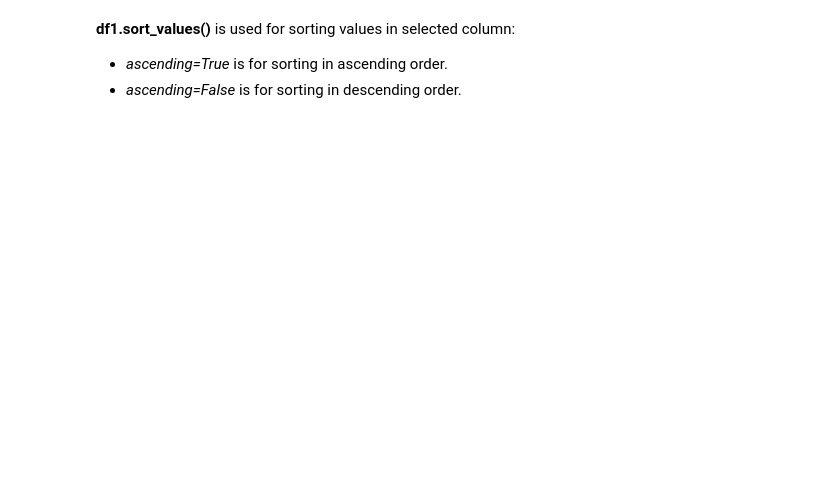
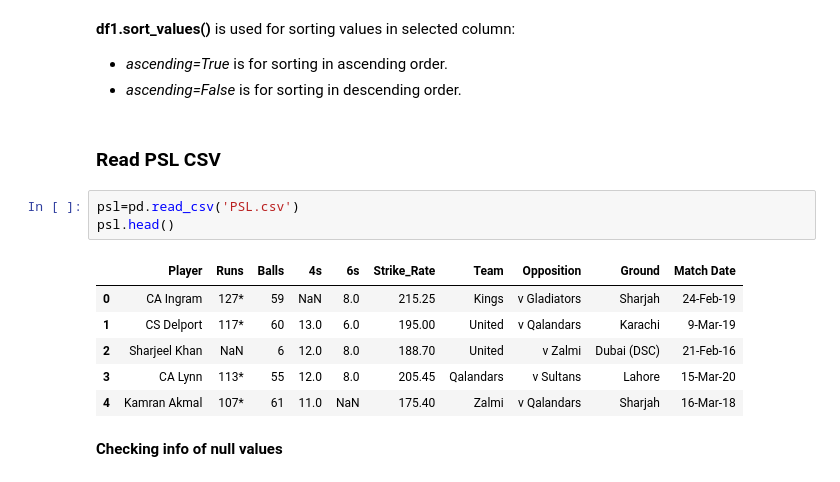
Before and after one commit to TouseefDataScientist/Artificialintelligence, a Jupyter notebook: JoshvaDS/Pandas_Functions.ipynb, the cells around one changed output. Drawn from its saved outputs; the diff is of its cells as text; blank space fills up the shorter version.

```diff
--- a/JoshvaDS/Pandas_Functions.ipynb
+++ b/JoshvaDS/Pandas_Functions.ipynb
@@ -211,3 +237,17 @@ df1.sort_values(by="y", ascending=False)
 **df1.sort_values()** is used for sorting values in selected column:
 - *ascending=True* is for sorting in ascending order.
 - *ascending=False* is for sorting in descending order.
+# %% [markdown]
+### Read PSL CSV
+# %%
+psl=pd.read_csv('PSL.csv')
+psl.head()
+# %% [output]
+|  | Player | Runs | Balls | 4s | 6s | Strike_Rate | Team | Opposition | Ground | Match Date |
+| 0 | CA Ingram | 127* | 59 | NaN | 8.0 | 215.25 | Kings | v Gladiators | Sharjah | 24-Feb-19 |
+| 1 | CS Delport | 117* | 60 | 13.0 | 6.0 | 195.00 | United | v Qalandars | Karachi | 9-Mar-19 |
+| 2 | Sharjeel Khan | NaN | 6 | 12.0 | 8.0 | 188.70 | United | v Zalmi | Dubai (DSC) | 21-Feb-16 |
+| 3 | CA Lynn | 113* | 55 | 12.0 | 8.0 | 205.45 | Qalandars | v Sultans | Lahore | 15-Mar-20 |
+| 4 | Kamran Akmal | 107* | 61 | 11.0 | NaN | 175.40 | Zalmi | v Qalandars | Sharjah | 16-Mar-18 |
+# %% [markdown]
+**Checking info of null values**
```
Also changed, not shown: parts of 17 cells of this notebook, 1 other file.
